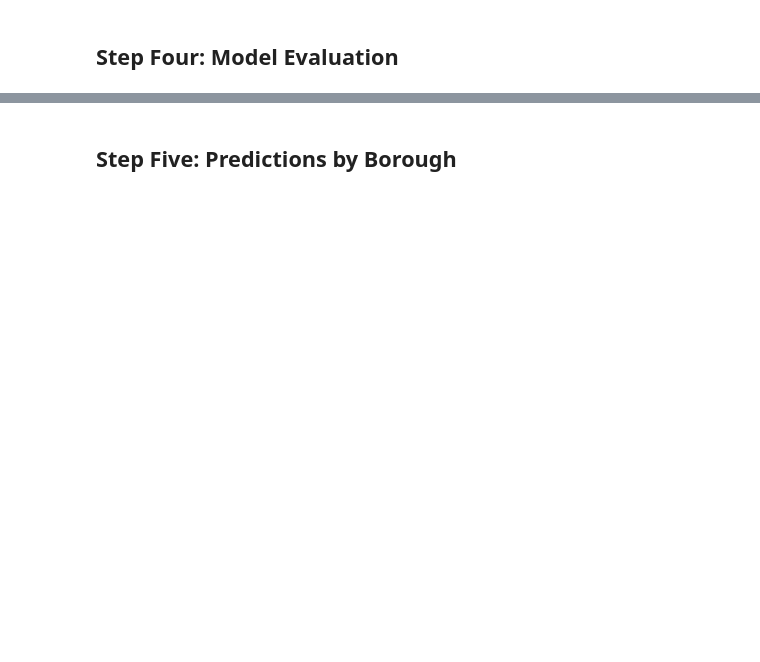
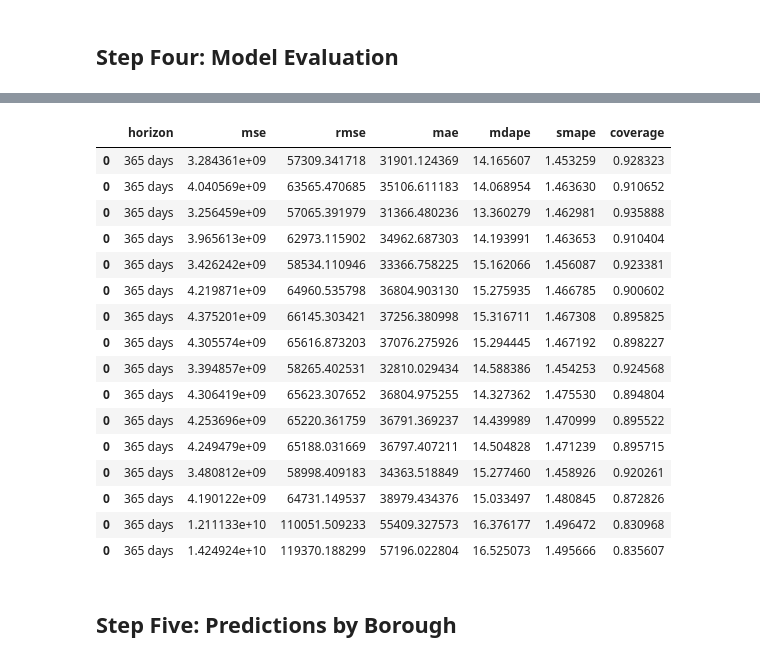
Before and after one commit to awesomecosmos/CS675-Intro-To-Data-Science, a Jupyter notebook: Project3/project3.ipynb, the cells around one changed output, grey strips where cells are left out. Saved outputs shown, nothing was run; the diff lists cells and outputs as text; code cells hidden in the pictures; blank space fills up the shorter version.

```diff
--- a/Project3/project3.ipynb
+++ b/Project3/project3.ipynb
@@ -643,3 +723,23 @@ a = add_changepoints_to_plot(fig.gca(), m_by_100_day_logistic, forecast_for_100_
+# %%
+df_p
+# %% [output]
+|  | horizon | mse | rmse | mae | mdape | smape | coverage |
+| 0 | 365 days | 3.284361e+09 | 57309.341718 | 31901.124369 | 14.165607 | 1.453259 | 0.928323 |
+| 0 | 365 days | 4.040569e+09 | 63565.470685 | 35106.611183 | 14.068954 | 1.463630 | 0.910652 |
+| 0 | 365 days | 3.256459e+09 | 57065.391979 | 31366.480236 | 13.360279 | 1.462981 | 0.935888 |
+| 0 | 365 days | 3.965613e+09 | 62973.115902 | 34962.687303 | 14.193991 | 1.463653 | 0.910404 |
+| 0 | 365 days | 3.426242e+09 | 58534.110946 | 33366.758225 | 15.162066 | 1.456087 | 0.923381 |
+| 0 | 365 days | 4.219871e+09 | 64960.535798 | 36804.903130 | 15.275935 | 1.466785 | 0.900602 |
+| 0 | 365 days | 4.375201e+09 | 66145.303421 | 37256.380998 | 15.316711 | 1.467308 | 0.895825 |
+| 0 | 365 days | 4.305574e+09 | 65616.873203 | 37076.275926 | 15.294445 | 1.467192 | 0.898227 |
+| 0 | 365 days | 3.394857e+09 | 58265.402531 | 32810.029434 | 14.588386 | 1.454253 | 0.924568 |
+| 0 | 365 days | 4.306419e+09 | 65623.307652 | 36804.975255 | 14.327362 | 1.475530 | 0.894804 |
+| 0 | 365 days | 4.253696e+09 | 65220.361759 | 36791.369237 | 14.439989 | 1.470999 | 0.895522 |
+| 0 | 365 days | 4.249479e+09 | 65188.031669 | 36797.407211 | 14.504828 | 1.471239 | 0.895715 |
+| 0 | 365 days | 3.480812e+09 | 58998.409183 | 34363.518849 | 15.277460 | 1.458926 | 0.920261 |
+| 0 | 365 days | 4.190122e+09 | 64731.149537 | 38979.434376 | 15.033497 | 1.480845 | 0.872826 |
+| 0 | 365 days | 1.211133e+10 | 110051.509233 | 55409.327573 | 16.376177 | 1.496472 | 0.830968 |
+| 0 | 365 days | 1.424924e+10 | 119370.188299 | 57196.022804 | 16.525073 | 1.495666 | 0.835607 |
 # %% [markdown]
 ## Step Five: Predictions by Borough
 # %%
```
Also changed, not shown: parts of 29 cells of this notebook, 1 other file.
